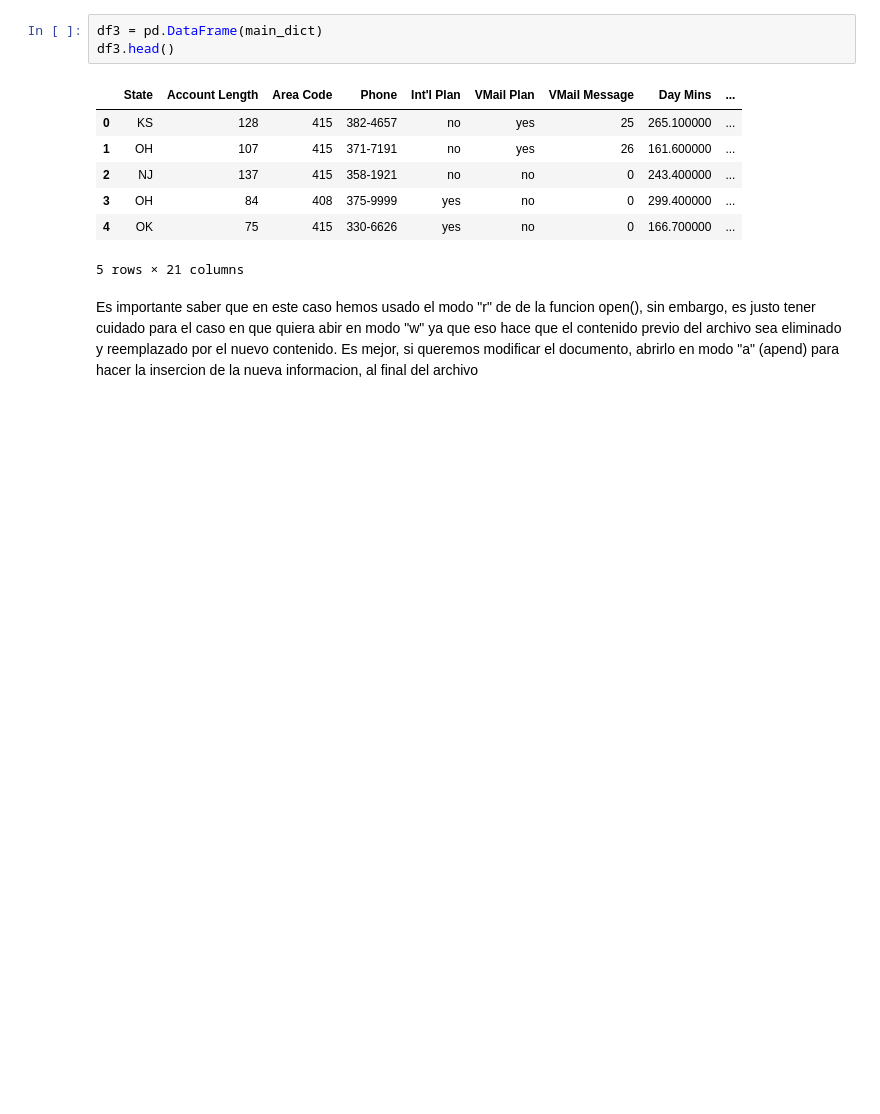
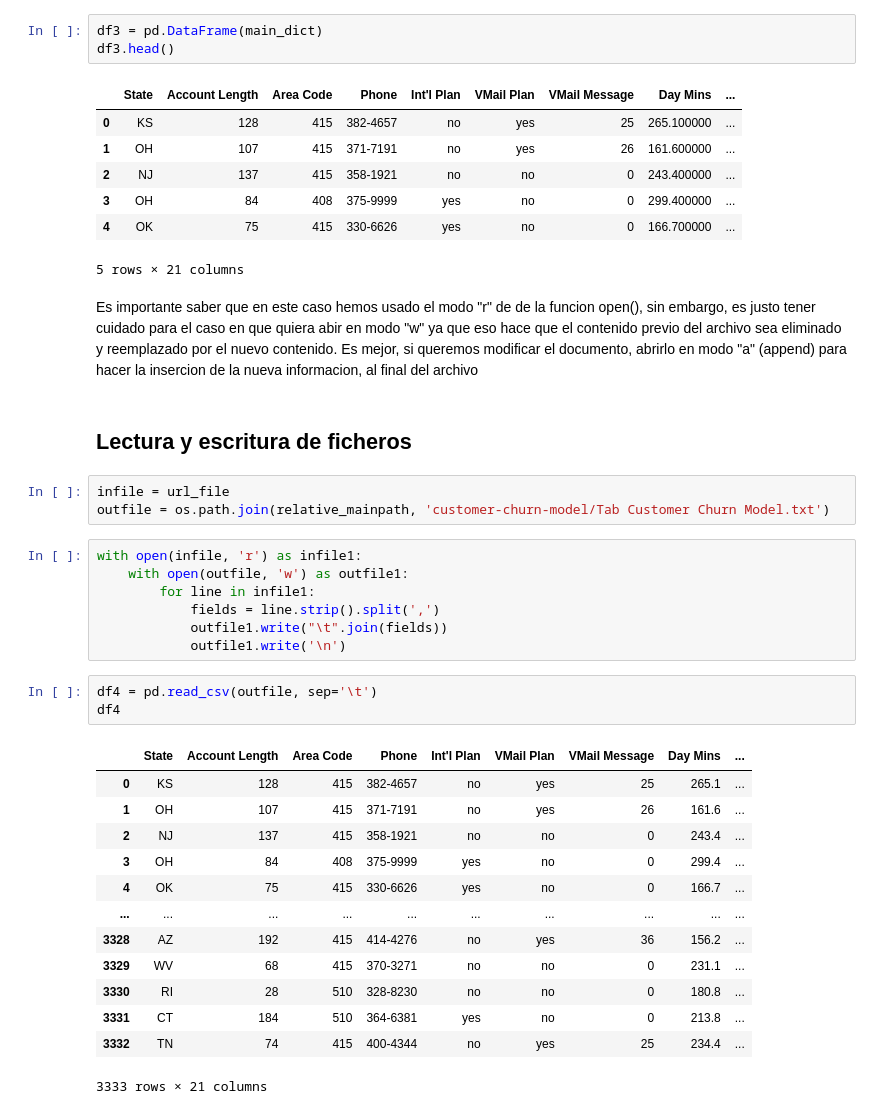
Before and after one commit to cdgutierrez456/data-science-course-gabriel-gomila, a Jupyter notebook: T1 -1 - Titanic.ipynb, the cells around one changed output. Cells and saved outputs as stored; diff of their text form; blank space fills up the shorter version.

Commit message:
Agregando logica para lectura y escritura de ficheros

```diff
--- a/T1 -1 - Titanic.ipynb
+++ b/T1 -1 - Titanic.ipynb
@@ -148,4 +148,33 @@ df3.head()
 | 4 | OK | 75 | 415 | 330-6626 | yes | no | 0 | 166.700000 | ... |
 5 rows × 21 columns
 # %% [markdown]
-Es importante saber que en este caso hemos usado el modo "r" de de la funcion open(), sin embargo, es justo tener cuidado para el caso en que quiera abir en modo "w" ya que eso hace que el contenido previo del archivo sea eliminado y reemplazado por el nuevo contenido. Es mejor, si queremos modificar el documento, abrirlo en modo "a" (apend) para hacer la insercion de la nueva informacion, al final del archivo
+Es importante saber que en este caso hemos usado el modo "r" de de la funcion open(), sin embargo, es justo tener cuidado para el caso en que quiera abir en modo "w" ya que eso hace que el contenido previo del archivo sea eliminado y reemplazado por el nuevo contenido. Es mejor, si queremos modificar el documento, abrirlo en modo "a" (append) para hacer la insercion de la nueva informacion, al final del archivo
+# %% [markdown]
+## Lectura y escritura de ficheros
+# %%
+infile = url_file
+outfile = os.path.join(relative_mainpath, 'customer-churn-model/Tab Customer Churn Model.txt')
+# %%
+with open(infile, 'r') as infile1:
+    with open(outfile, 'w') as outfile1:
+        for line in infile1:
+            fields = line.strip().split(',')
+            outfile1.write("\t".join(fields))
+            outfile1.write('\n')
+# %%
+df4 = pd.read_csv(outfile, sep='\t')
+df4
+# %% [output]
+|  | State | Account Length | Area Code | Phone | Int'l Plan | VMail Plan | VMail Message | Day Mins | ... |
+| 0 | KS | 128 | 415 | 382-4657 | no | yes | 25 | 265.1 | ... |
+| 1 | OH | 107 | 415 | 371-7191 | no | yes | 26 | 161.6 | ... |
+| 2 | NJ | 137 | 415 | 358-1921 | no | no | 0 | 243.4 | ... |
+| 3 | OH | 84 | 408 | 375-9999 | yes | no | 0 | 299.4 | ... |
+| 4 | OK | 75 | 415 | 330-6626 | yes | no | 0 | 166.7 | ... |
+| ... | ... | ... | ... | ... | ... | ... | ... | ... | ... |
+| 3328 | AZ | 192 | 415 | 414-4276 | no | yes | 36 | 156.2 | ... |
+| 3329 | WV | 68 | 415 | 370-3271 | no | no | 0 | 231.1 | ... |
+| 3330 | RI | 28 | 510 | 328-8230 | no | no | 0 | 180.8 | ... |
+| 3331 | CT | 184 | 510 | 364-6381 | yes | no | 0 | 213.8 | ... |
+| 3332 | TN | 74 | 415 | 400-4344 | no | yes | 25 | 234.4 | ... |
+3333 rows × 21 columns
```
